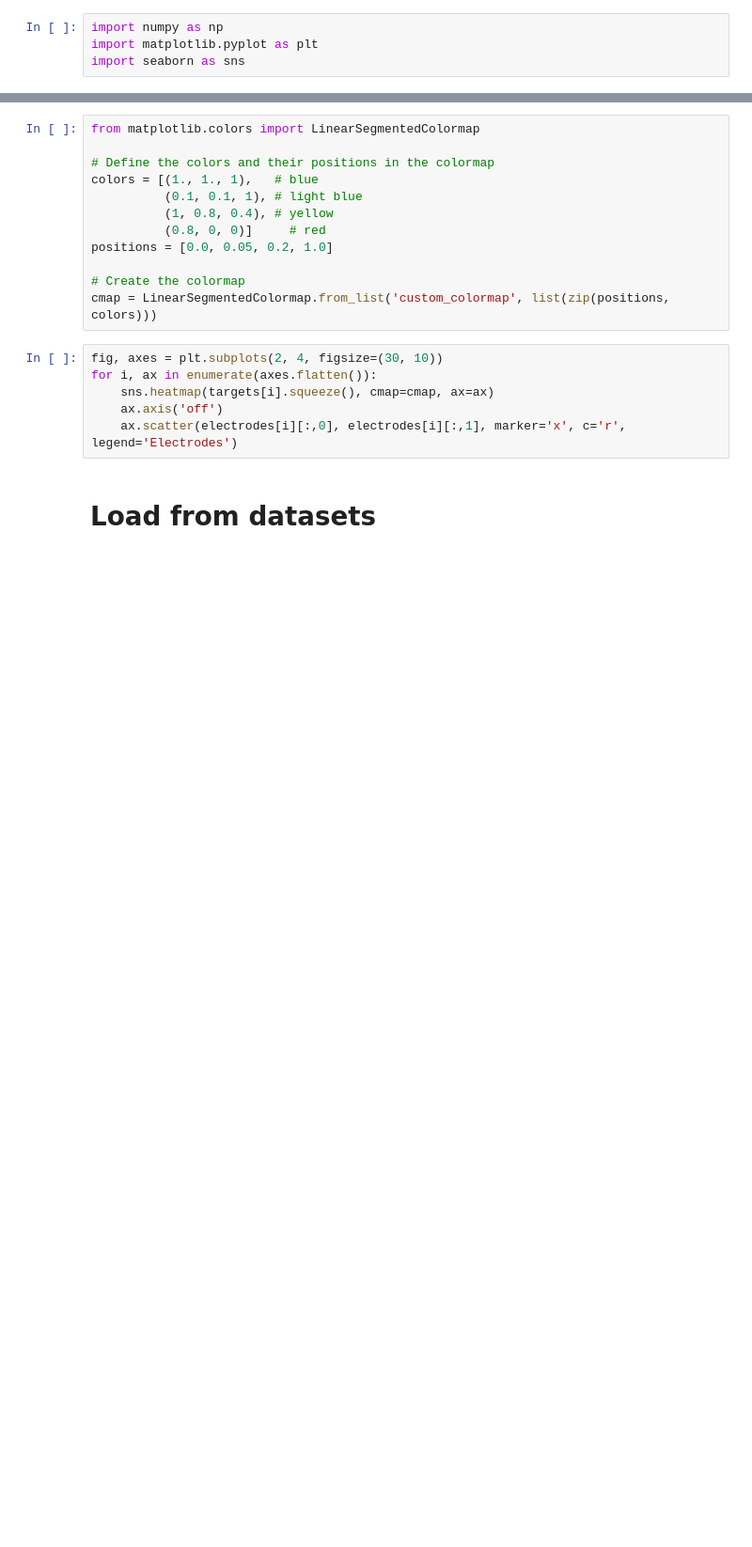
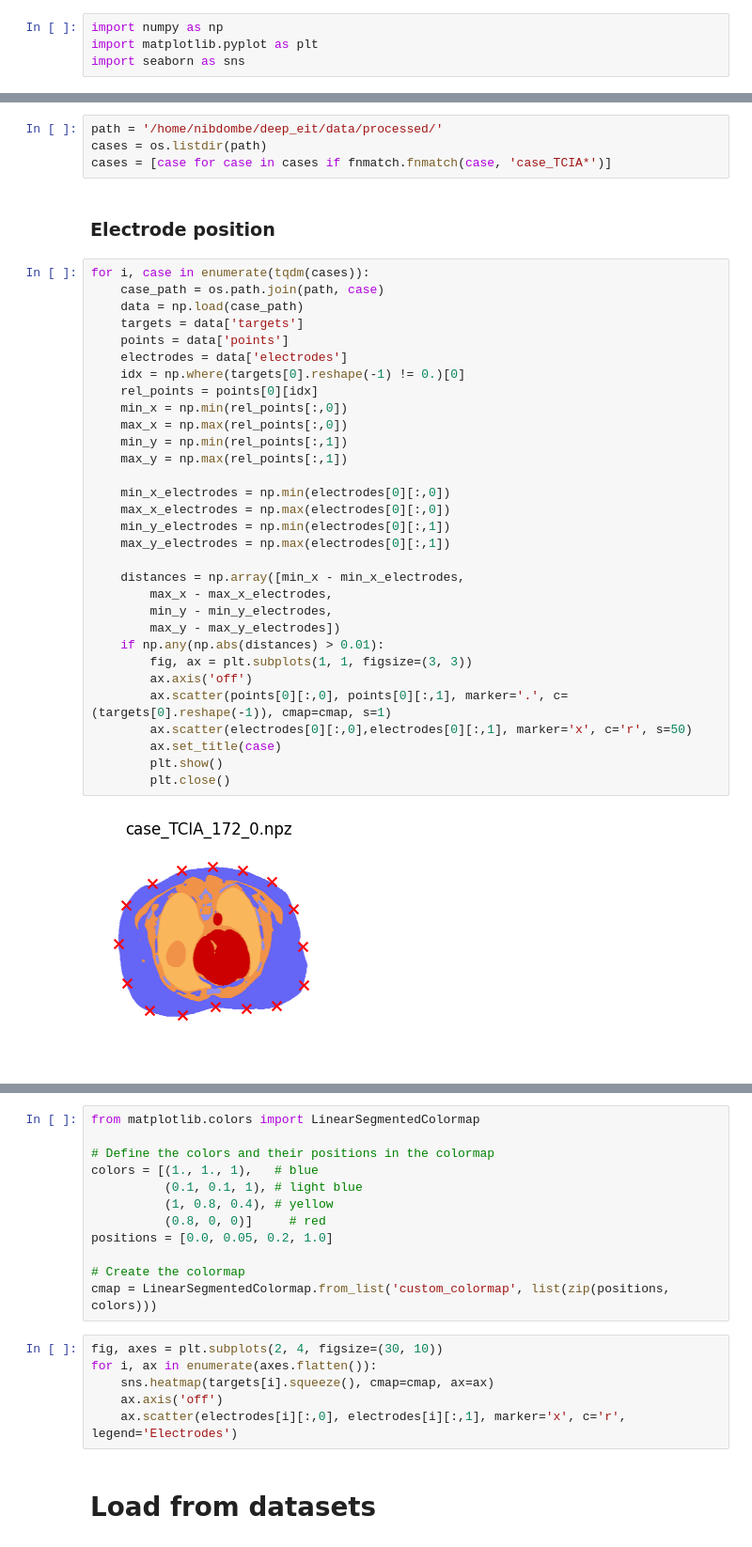
Before and after one commit to dmnk1308/RESIST, a Jupyter notebook: playground.ipynb, the cells around one changed output, grey strips where cells are left out. Shown at 94% size. Saved outputs shown, nothing was run; the diff lists cells and outputs as text; blank space fills up the shorter version.

```diff
--- a/playground.ipynb
+++ b/playground.ipynb
@@ -59,0 +82,39 @@ electrodes = data['electrodes']
+# %%
+path = '/home/nibdombe/deep_eit/data/processed/'
+cases = os.listdir(path)
+cases = [case for case in cases if fnmatch.fnmatch(case, 'case_TCIA*')]
+# %% [markdown]
+### Electrode position
+# %%
+for i, case in enumerate(tqdm(cases)):
+    case_path = os.path.join(path, case)
+    data = np.load(case_path)
+    targets = data['targets']
+    points = data['points']
+    electrodes = data['electrodes']
+    idx = np.where(targets[0].reshape(-1) != 0.)[0]
+    rel_points = points[0][idx]
+    min_x = np.min(rel_points[:,0])
+    max_x = np.max(rel_points[:,0])
+    min_y = np.min(rel_points[:,1])
+    max_y = np.max(rel_points[:,1])
+
+    min_x_electrodes = np.min(electrodes[0][:,0])
+    max_x_electrodes = np.max(electrodes[0][:,0])
+    min_y_electrodes = np.min(electrodes[0][:,1])
+    max_y_electrodes = np.max(electrodes[0][:,1])
+
+    distances = np.array([min_x - min_x_electrodes,
+        max_x - max_x_electrodes,
+        min_y - min_y_electrodes,
+        max_y - max_y_electrodes])
+    if np.any(np.abs(distances) > 0.01):
+        fig, ax = plt.subplots(1, 1, figsize=(3, 3))
+        ax.axis('off')
+        ax.scatter(points[0][:,0], points[0][:,1], marker='.', c=(targets[0].reshape(-1)), cmap=cmap, s=1)
+        ax.scatter(electrodes[0][:,0],electrodes[0][:,1], marker='x', c='r', s=50)
+        ax.set_title(case)
+        plt.show()
+        plt.close()
+# %% [output]
+[figure, added]
```
Also changed, not shown: parts of 70 cells of this notebook, 9 other files.
